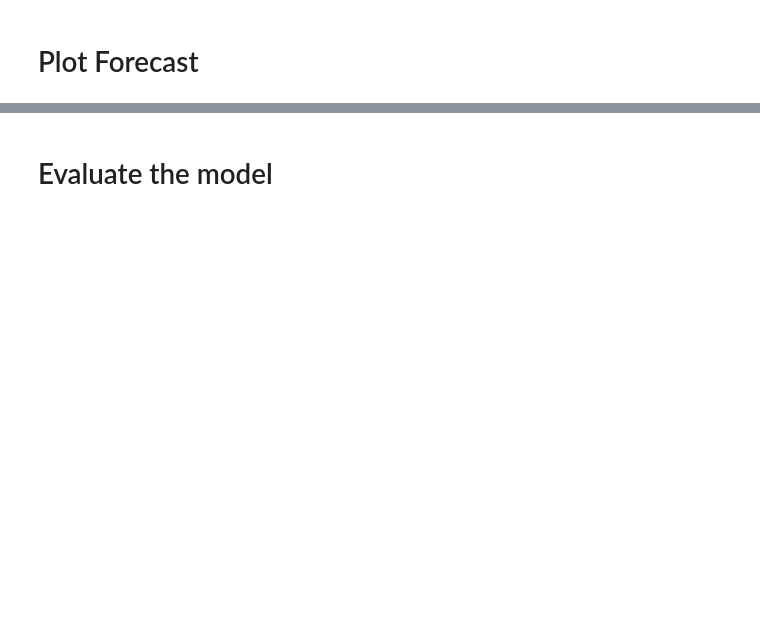
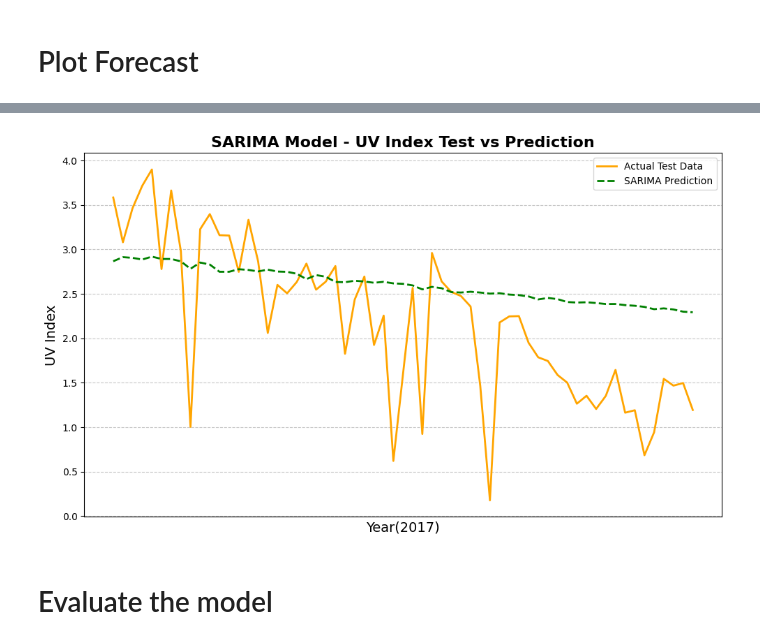
Before and after one commit to umiSirya/Weather_Prediction_capstone_project, a Jupyter notebook: ARIMA_&_SARIMA.ipynb, the cells around one changed output, grey strips where cells are left out. Saved outputs shown, nothing was run; the diff lists cells and outputs as text; code cells hidden in the pictures; blank space fills up the shorter version.

```diff
--- a/ARIMA_&_SARIMA.ipynb
+++ b/ARIMA_&_SARIMA.ipynb
@@ -307,3 +347,24 @@ plt.show()
+# %%
+# Plotting only test data and SARIMA predictions
+plt.figure(figsize=(10, 6))
+plt.plot(test.index, test, label='Actual Test Data', color='orange', linewidth=2)
+plt.plot(test.index, sarima_forecast, label='SARIMA Prediction', color='green', linestyle='--', linewidth=2)
+
+plt.legend()
+plt.title("SARIMA Model - UV Index Test vs Prediction", fontsize=16, fontweight='bold')
+plt.xlabel("Year(2017)", fontsize=14)  # Custom x-axis label
+plt.ylabel("UV Index", fontsize=14)
+plt.grid(True, linestyle='--', alpha=0.7)
+
+# Ensure only the year 2017 appears on the x-axis
+plt.gca().xaxis.set_major_locator(mdates.YearLocator())
+plt.gca().xaxis.set_major_formatter(mdates.DateFormatter('%Y'))
+
+plt.xticks(rotation=45)
+plt.tight_layout()
+plt.show()
+# %% [output]
+[figure, added]
 # %% [markdown]
 # Evaluate the model
 # %%
```
Also changed, not shown: parts of 7 cells of this notebook.
